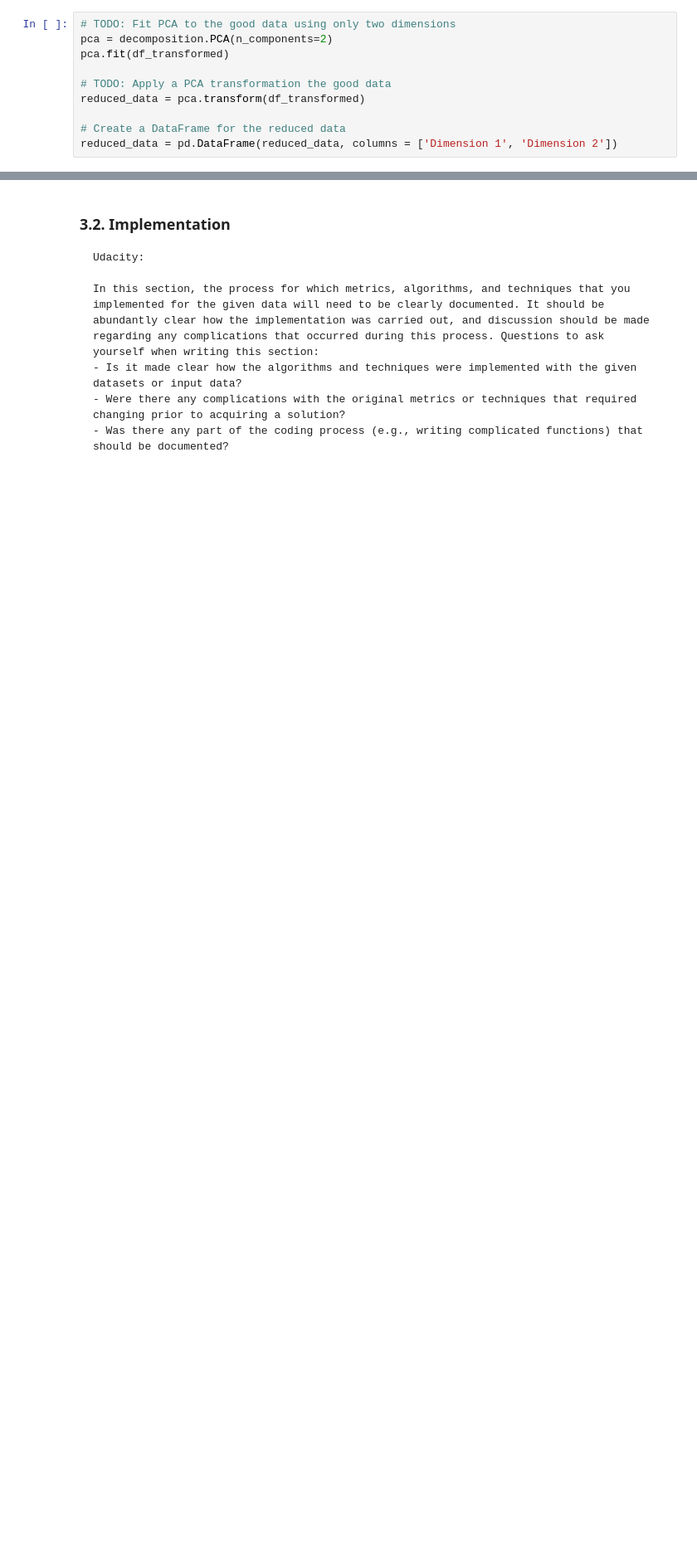
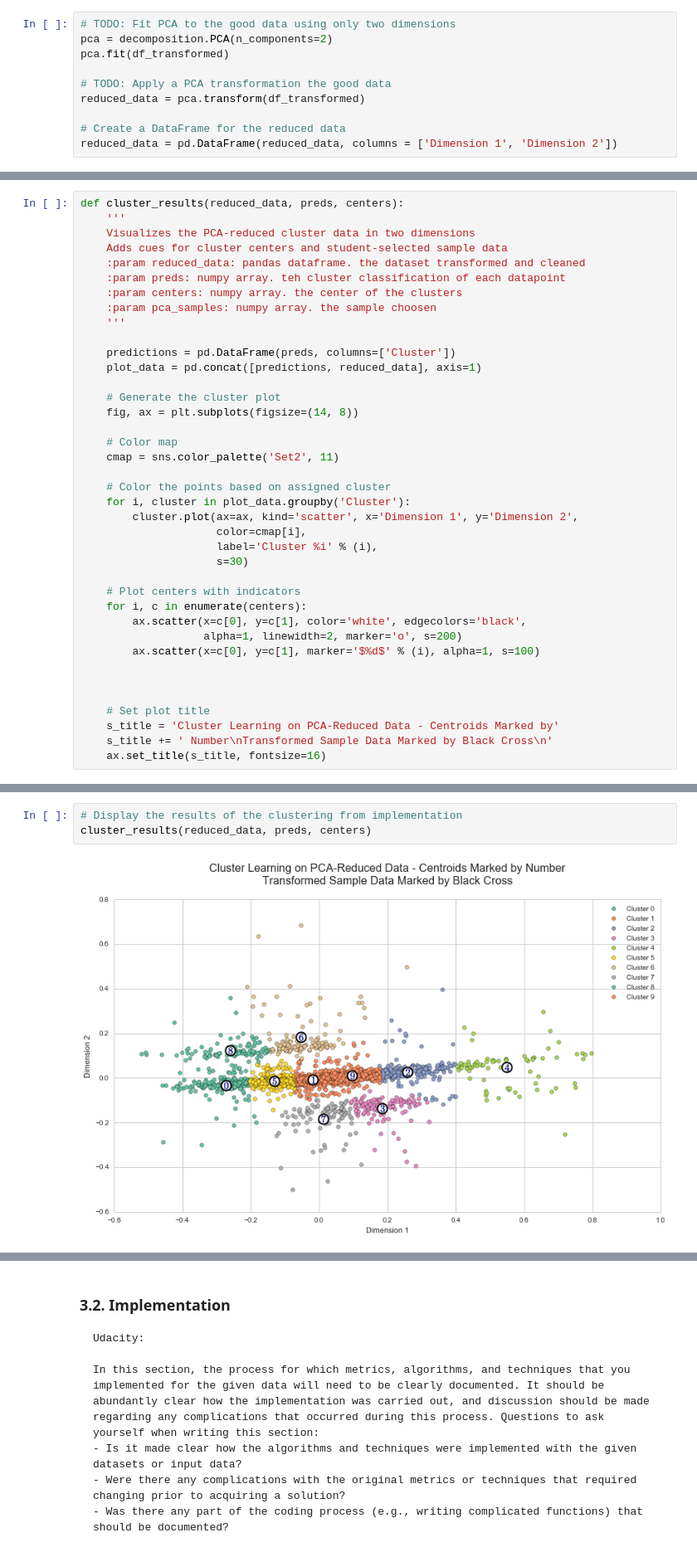
Before and after one commit to ucaiado/QLearning_Trading, a Jupyter notebook: learning_trade.ipynb, the cells around one changed output, grey strips where cells are left out. Shown at 83% size. Drawn from its saved outputs; the diff is of its cells as text; blank space fills up the shorter version.

```diff
--- a/learning_trade.ipynb
+++ b/learning_trade.ipynb
@@ -483,0 +500,39 @@ print "GMM took {:0.2f} seconds on average to run over all complexity space".for
+# %%
+def cluster_results(reduced_data, preds, centers):
+    '''
+    Visualizes the PCA-reduced cluster data in two dimensions
+    Adds cues for cluster centers and student-selected sample data
+    :param reduced_data: pandas dataframe. the dataset transformed and cleaned
+    :param preds: numpy array. teh cluster classification of each datapoint
+    :param centers: numpy array. the center of the clusters
+    :param pca_samples: numpy array. the sample choosen
+    '''
+
+    predictions = pd.DataFrame(preds, columns=['Cluster'])
+    plot_data = pd.concat([predictions, reduced_data], axis=1)
+
+    # Generate the cluster plot
+    fig, ax = plt.subplots(figsize=(14, 8))
+
+    # Color map
+    cmap = sns.color_palette('Set2', 11)
+
+    # Color the points based on assigned cluster
+    for i, cluster in plot_data.groupby('Cluster'):
+        cluster.plot(ax=ax, kind='scatter', x='Dimension 1', y='Dimension 2',
+                     color=cmap[i],
+                     label='Cluster %i' % (i),
+                     s=30)
+
+    # Plot centers with indicators
+    for i, c in enumerate(centers):
+        ax.scatter(x=c[0], y=c[1], color='white', edgecolors='black',
+                   alpha=1, linewidth=2, marker='o', s=200)
+        ax.scatter(x=c[0], y=c[1], marker='$%d$' % (i), alpha=1, s=100)
+
+
+
+    # Set plot title
+    s_title = 'Cluster Learning on PCA-Reduced Data - Centroids Marked by'
+    s_title += ' Number\nTransformed Sample Data Marked by Black Cross\n'
+    ax.set_title(s_title, fontsize=16)
@@ -483,0 +543,5 @@ print "GMM took {:0.2f} seconds on average to run over all complexity space".for
+# %%
+# Display the results of the clustering from implementation
+cluster_results(reduced_data, preds, centers)
+# %% [output]
+[figure, added]
```
Also changed, not shown: parts of 28 cells of this notebook, 1 other file.
